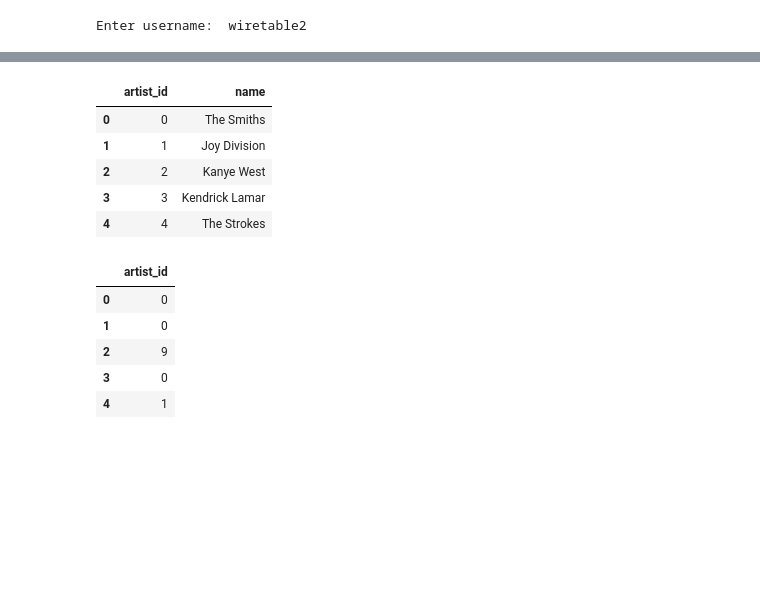
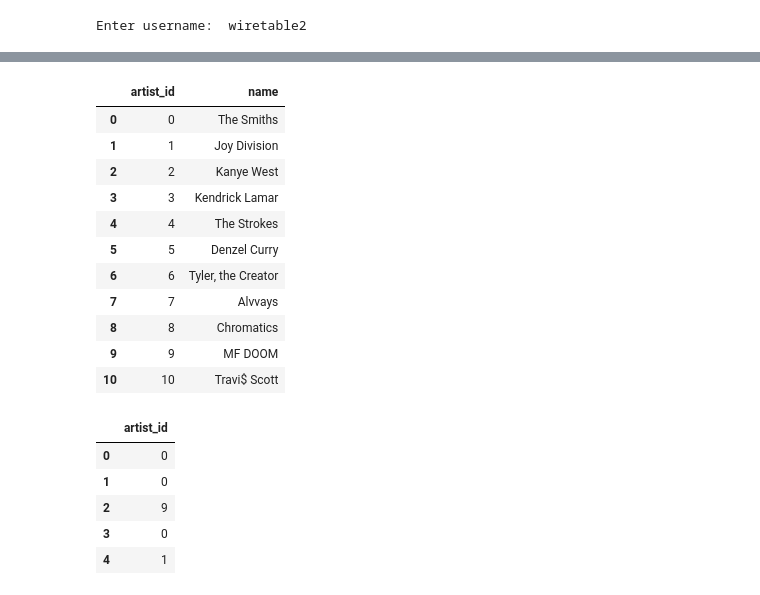
Before and after one commit to pcassioppi/lastfmScrape, a Jupyter notebook: lastfmScrape.ipynb, the cells around one changed output, grey strips where cells are left out. Saved outputs shown, nothing was run; the diff lists cells and outputs as text; code cells hidden in the pictures; blank space fills up the shorter version.

```diff
--- a/lastfmScrape.ipynb
+++ b/lastfmScrape.ipynb
@@ -273,12 +301,18 @@ alb_df.head()
 # %%
-art_df.head()
+art_df.head(11)
 # %% [output]
 |  | artist_id | name |
 | 0 | 0 | The Smiths |
 | 1 | 1 | Joy Division |
 | 2 | 2 | Kanye West |
 | 3 | 3 | Kendrick Lamar |
 | 4 | 4 | The Strokes |
+| 5 | 5 | Denzel Curry |
+| 6 | 6 | Tyler, the Creator |
+| 7 | 7 | Alvvays |
+| 8 | 8 | Chromatics |
+| 9 | 9 | MF DOOM |
+| 10 | 10 | Travi$ Scott |
 # %%
 tra_df.head()
 # %% [output]
```
Also changed, not shown: parts of 15 cells of this notebook.
